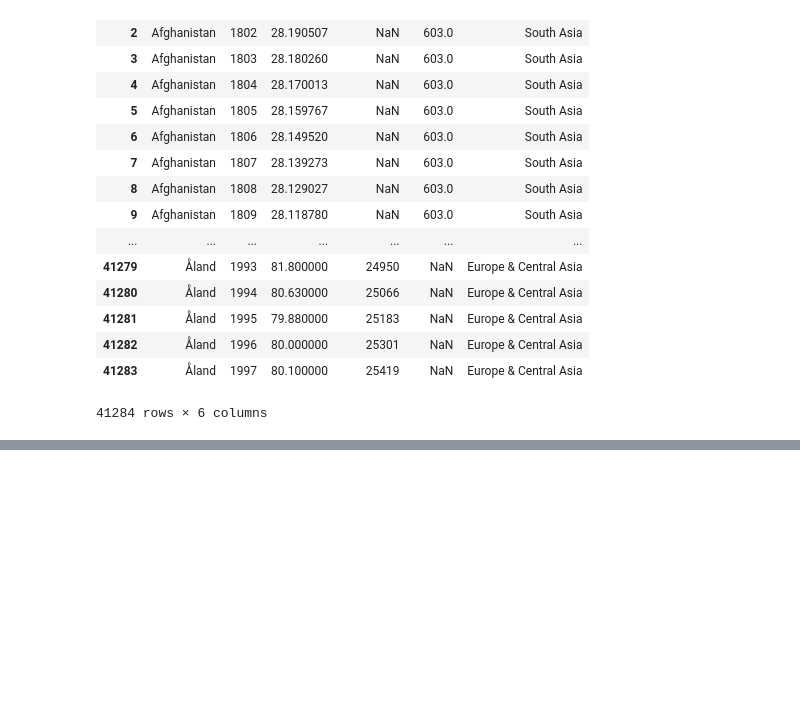
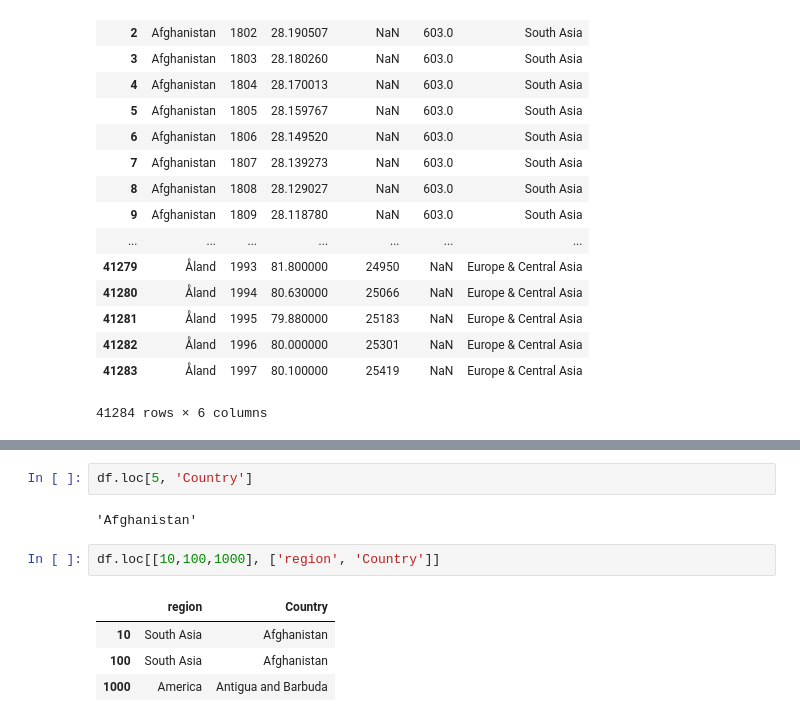
Before and after one commit to HardPlant/TIL, a Jupyter notebook: Tacademy/D3_Data_Visual/01.pandas_exercise.ipynb, the cells around one changed output, grey strips where cells are left out. Drawn from its saved outputs; the diff is of its cells as text; blank space fills up the shorter version.

```diff
--- a/Tacademy/D3_Data_Visual/01.pandas_exercise.ipynb
+++ b/Tacademy/D3_Data_Visual/01.pandas_exercise.ipynb
@@ -124,0 +144,11 @@ KeyError: "['lifeincome'] not found in axis"
+# %%
+df.loc[5, 'Country']
+# %% [output]
+'Afghanistan'
+# %%
+df.loc[[10,100,1000], ['region', 'Country']]
+# %% [output]
+|  | region | Country |
+| 10 | South Asia | Afghanistan |
+| 100 | South Asia | Afghanistan |
+| 1000 | America | Antigua and Barbuda |
```
Also changed, not shown: parts of 2 cells of this notebook, 1 other file.
